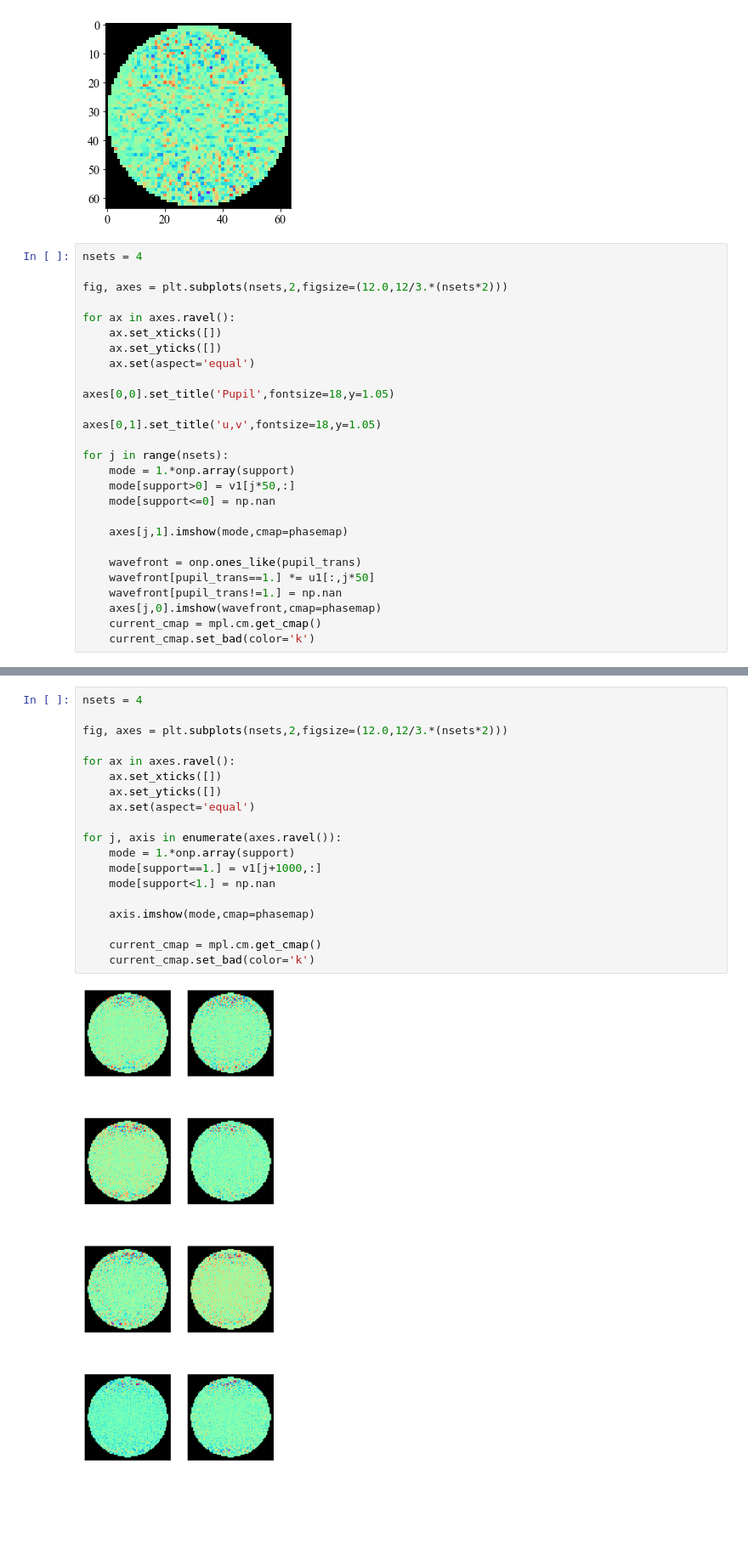
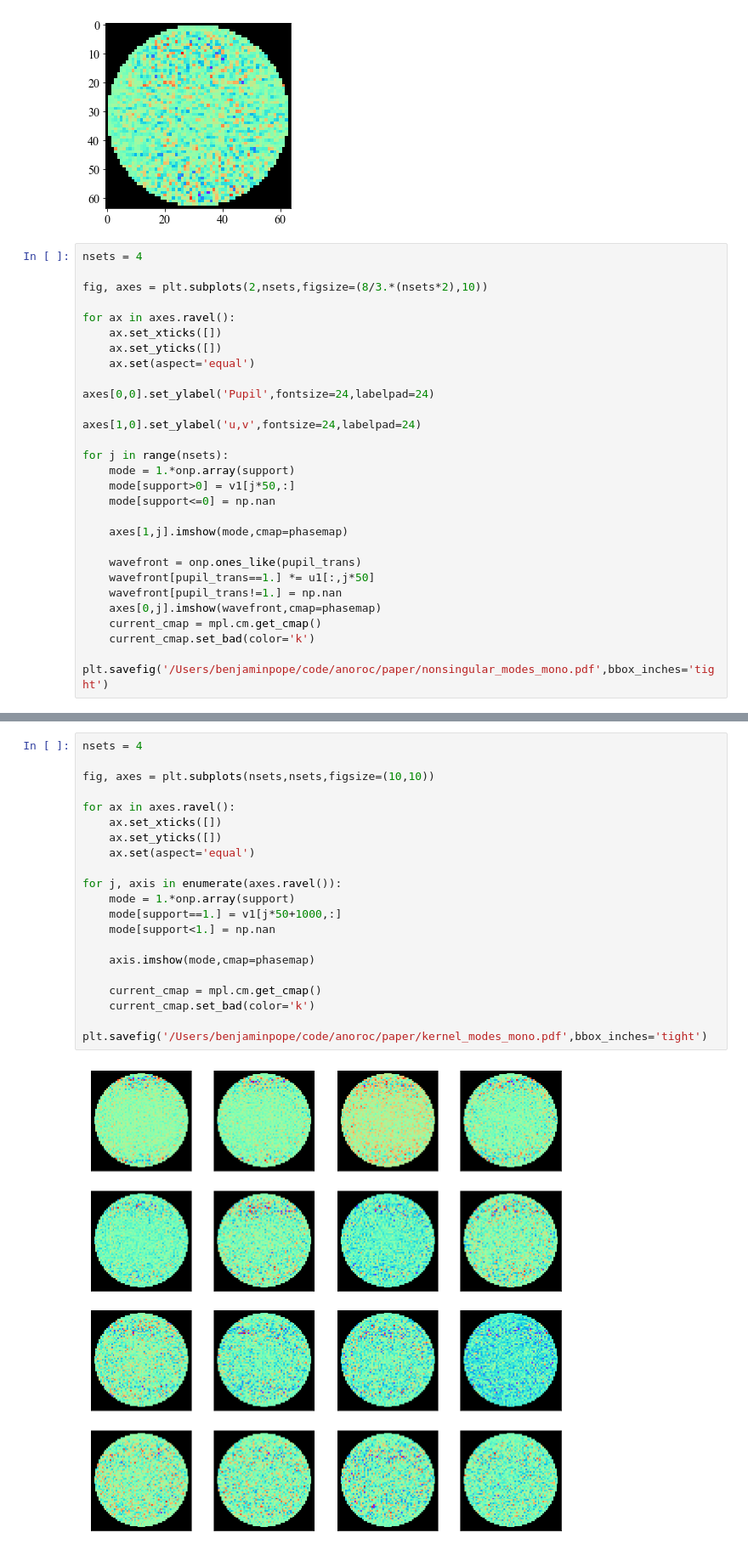
Before and after one commit to LouisDesdoigts/morphine, a Jupyter notebook: notebooks/morphine_uv.ipynb, the cells around one changed output, grey strips where cells are left out. Shown: that part at 85% size. Cells and saved outputs as stored; diff of their text form; blank space fills up the shorter version.

```diff
--- a/notebooks/morphine_uv.ipynb
+++ b/notebooks/morphine_uv.ipynb
@@ -410,28 +410,30 @@ plt.imshow(pupil_mode,cmap=phasemap)
 # %%
 nsets = 4
 
-fig, axes = plt.subplots(nsets,2,figsize=(12.0,12/3.*(nsets*2)))
+fig, axes = plt.subplots(2,nsets,figsize=(8/3.*(nsets*2),10))
 
 for ax in axes.ravel():
     ax.set_xticks([])
     ax.set_yticks([])
     ax.set(aspect='equal')
 
-axes[0,0].set_title('Pupil',fontsize=18,y=1.05)
+axes[0,0].set_ylabel('Pupil',fontsize=24,labelpad=24)
 
-axes[0,1].set_title('u,v',fontsize=18,y=1.05)
+axes[1,0].set_ylabel('u,v',fontsize=24,labelpad=24)
 
 for j in range(nsets):
     mode = 1.*onp.array(support)
     mode[support>0] = v1[j*50,:]
     mode[support<=0] = np.nan
 
-    axes[j,1].imshow(mode,cmap=phasemap)
+    axes[1,j].imshow(mode,cmap=phasemap)
 
     wavefront = onp.ones_like(pupil_trans)
     wavefront[pupil_trans==1.] *= u1[:,j*50]
     wavefront[pupil_trans!=1.] = np.nan
-    axes[j,0].imshow(wavefront,cmap=phasemap)
+    axes[0,j].imshow(wavefront,cmap=phasemap)
     current_cmap = mpl.cm.get_cmap()
     current_cmap.set_bad(color='k')
+
+plt.savefig('/Users/benjaminpope/code/anoroc/paper/nonsingular_modes_mono.pdf',bbox_inches='tight')
 # %% [output]
@@ -439,21 +441,23 @@ for j in range(nsets):
 # %%
 nsets = 4
 
-fig, axes = plt.subplots(nsets,2,figsize=(12.0,12/3.*(nsets*2)))
+fig, axes = plt.subplots(nsets,nsets,figsize=(10,10))
 
 for ax in axes.ravel():
     ax.set_xticks([])
     ax.set_yticks([])
     ax.set(aspect='equal')
 
 for j, axis in enumerate(axes.ravel()):
     mode = 1.*onp.array(support)
-    mode[support==1.] = v1[j+1000,:]
+    mode[support==1.] = v1[j*50+1000,:]
     mode[support<1.] = np.nan
 
     axis.imshow(mode,cmap=phasemap)
 
     current_cmap = mpl.cm.get_cmap()
     current_cmap.set_bad(color='k')
+
+plt.savefig('/Users/benjaminpope/code/anoroc/paper/kernel_modes_mono.pdf',bbox_inches='tight')
 # %% [output]
-[figure, old version]
+[figure, new version]
```
Also changed, not shown: parts of 1 cell of this notebook, 16 other files.
